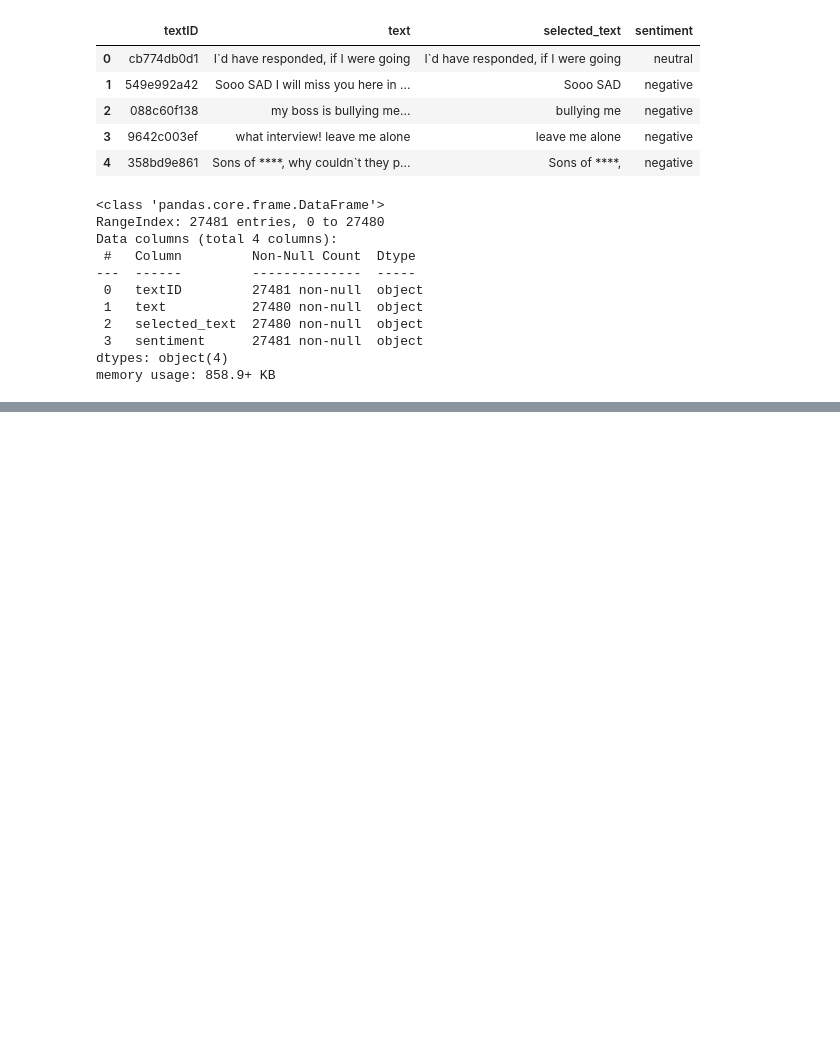
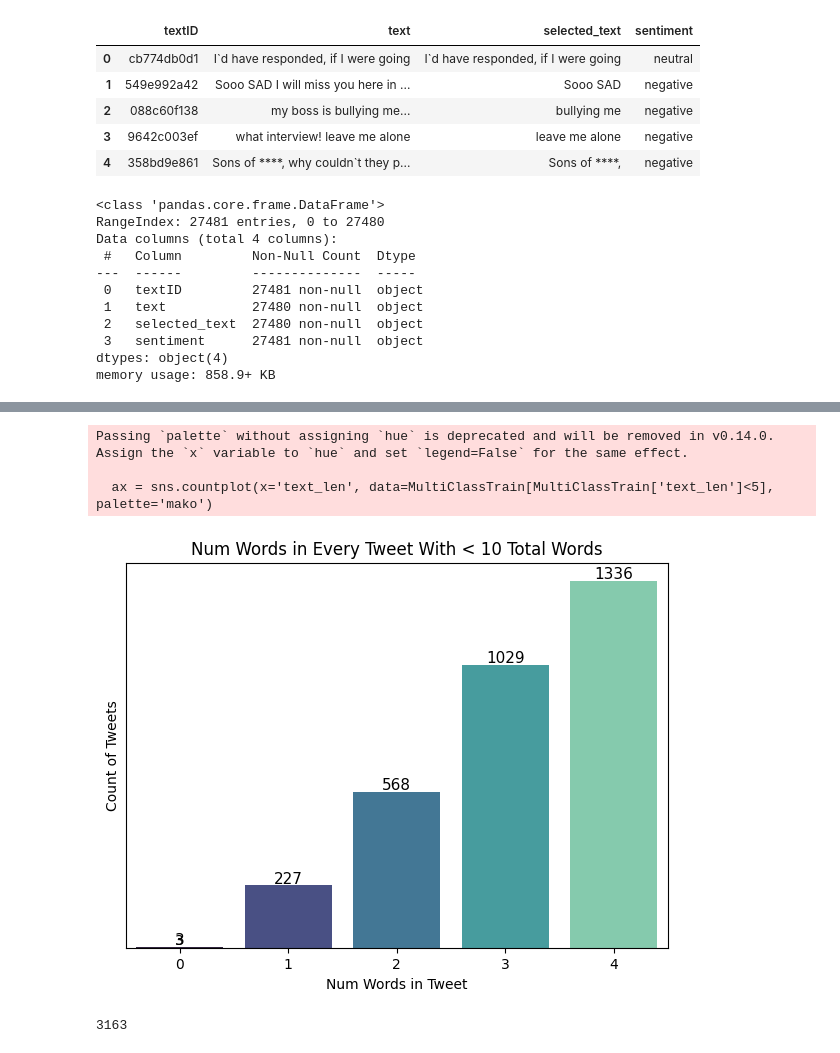
Before and after one commit to andreaseno/TwitterAnalysis, a Jupyter notebook: SentimentAnalysis.ipynb, the cells around one changed output, grey strips where cells are left out. Drawn from its saved outputs; the diff is of its cells as text; code cells hidden in the pictures; blank space fills up the shorter version.

```diff
--- a/SentimentAnalysis.ipynb
+++ b/SentimentAnalysis.ipynb
@@ -73 +177,31 @@ plt.show()
+# %%
+text_len = []
+for text in MultiClassTrain.cleaned_text:
+    tweet_len = len(text.split())
+    text_len.append(tweet_len)
+
+MultiClassTrain['text_len'] = text_len
+
+plt.figure(figsize=(7,5))
+ax = sns.countplot(x='text_len', data=MultiClassTrain[MultiClassTrain['text_len']<5], palette='mako')
+plt.title('Training tweets with less than 10 words')
+plt.yticks([])
+ax.bar_label(ax.containers[0])
+# Annotating each bar with its respective count
+for p in ax.patches:
+    ax.annotate(f'{int(p.get_height())}', (p.get_x() + p.get_width() / 2., p.get_height()),
+                ha='center', va='center', fontsize=11, color='black', xytext=(0, 5),
+                textcoords='offset points')
+plt.ylabel('Count of Tweets')
+plt.xlabel('Num Words in Tweet')
+plt.title('Num Words in Every Tweet With < 10 Total Words')
+plt.show()
+
+print(MultiClassTrain[MultiClassTrain['text_len']<5].shape[0])
+# %% [output]
+Passing `palette` without assigning `hue` is deprecated and will be removed in v0.14.0. Assign the `x` variable to `hue` and set `legend=False` for the same effect.
+
+  ax = sns.countplot(x='text_len', data=MultiClassTrain[MultiClassTrain['text_len']<5], palette='mako')
+[figure, added]
+3163
 # %%
```
Also changed, not shown: parts of 19 cells of this notebook, 2 other files.
